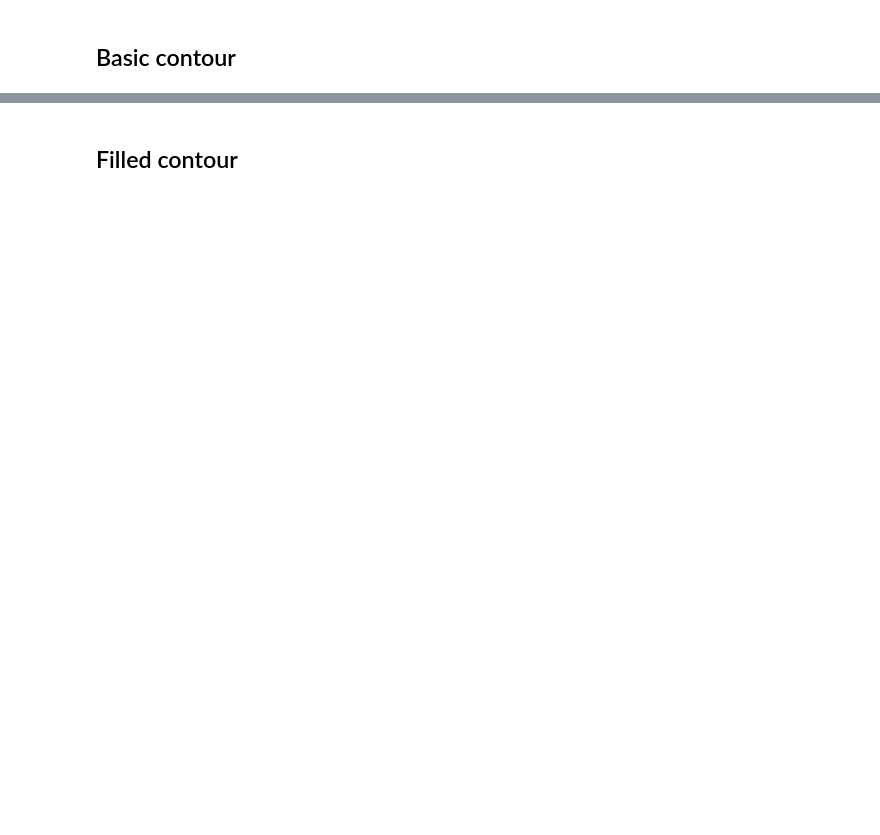
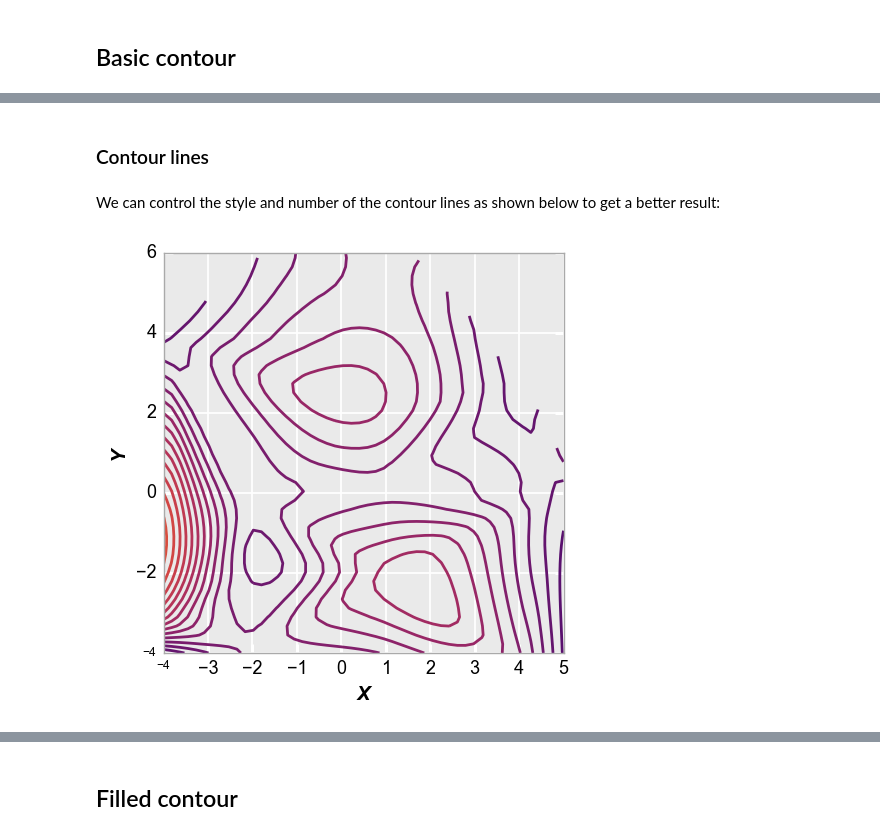
Before and after one commit to endangeredoxen/fivecentplots, a Jupyter notebook: fivecentplots/doc/contour.ipynb, the cells around one changed output, grey strips where cells are left out. Saved outputs shown, nothing was run; the diff lists cells and outputs as text; code cells hidden in the pictures; blank space fills up the shorter version.

```diff
--- a/fivecentplots/doc/contour.ipynb
+++ b/fivecentplots/doc/contour.ipynb
@@ -47,0 +38,9 @@ SHOW = False
+# %% [markdown]
+### Contour lines
+# %% [markdown]
+We can control the style and number of the contour lines as shown below to get a better result:
+# %%
+fcp.contour(df, x='X', y='Y', z='Value', filled=False, cbar=False, levels=40, contour_width=2,
+            xmin=-4, xmax=5, ymin=-4, ymax=6)
+# %% [output]
+[figure, added]
```
Also changed, not shown: parts of 28 cells of this notebook, 4 other files.
